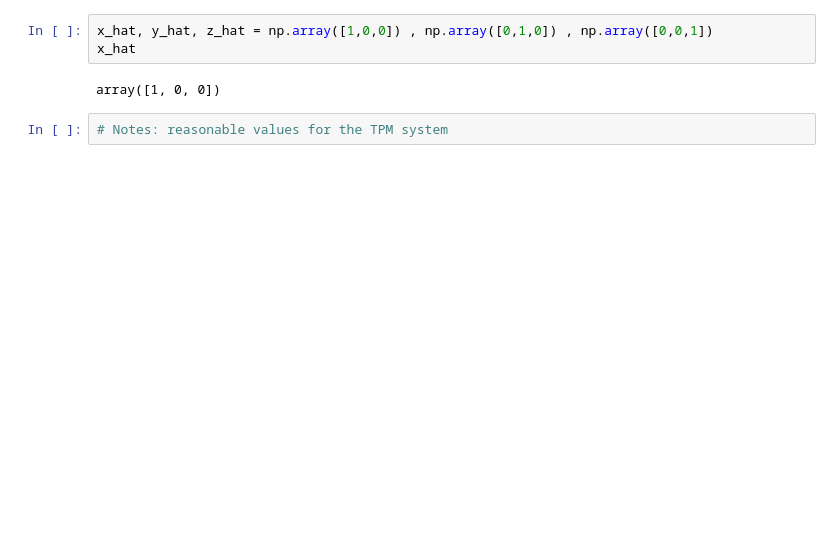
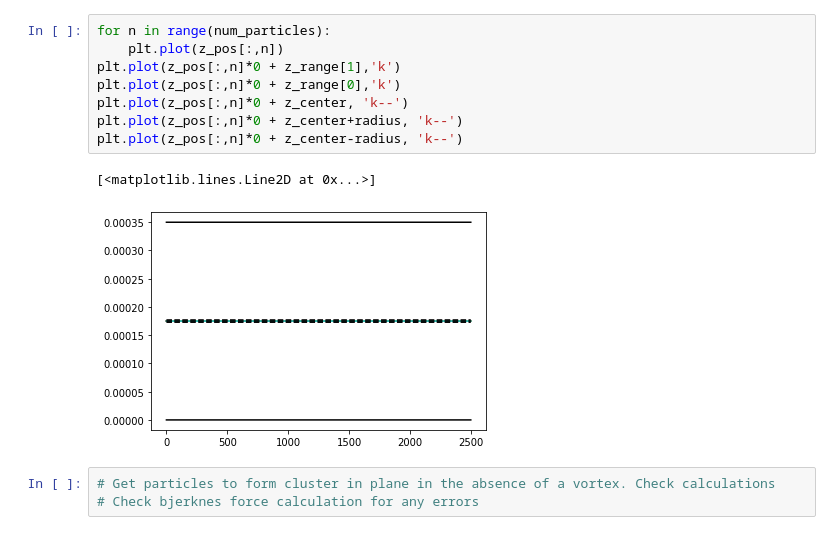
Before and after one commit to MoAbdelaziz/acoustophoresis, a Jupyter notebook: acoustophoresis.ipynb, the cells around one changed output. Saved outputs shown, nothing was run; the diff lists cells and outputs as text; blank space fills up the shorter version.

```diff
--- a/acoustophoresis.ipynb
+++ b/acoustophoresis.ipynb
@@ -274,7 +329,14 @@ HTML(anim.to_html5_video())
-# %%
-x_hat, y_hat, z_hat = np.array([1,0,0]) , np.array([0,1,0]) , np.array([0,0,1])
-x_hat
-# %% [output]
-array([1, 0, 0])
-# %%
-# Notes: reasonable values for the TPM system
+# %%
+for n in range(num_particles):
+    plt.plot(z_pos[:,n])
+plt.plot(z_pos[:,n]*0 + z_range[1],'k')
+plt.plot(z_pos[:,n]*0 + z_range[0],'k')
+plt.plot(z_pos[:,n]*0 + z_center, 'k--')
+plt.plot(z_pos[:,n]*0 + z_center+radius, 'k--')
+plt.plot(z_pos[:,n]*0 + z_center-radius, 'k--')
+# %% [output]
+[<matplotlib.lines.Line2D at 0x...>]
+[figure, added]
+# %%
+# Get particles to form cluster in plane in the absence of a vortex. Check calculations
+# Check bjerknes force calculation for any errors
```
Also changed, not shown: parts of 3 cells of this notebook.
